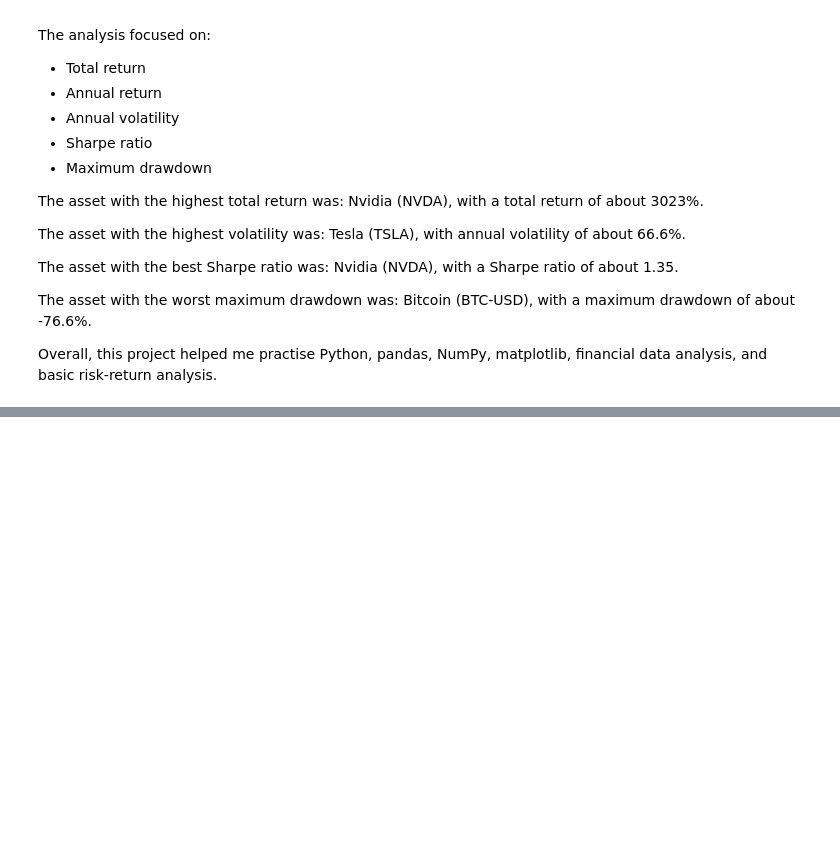
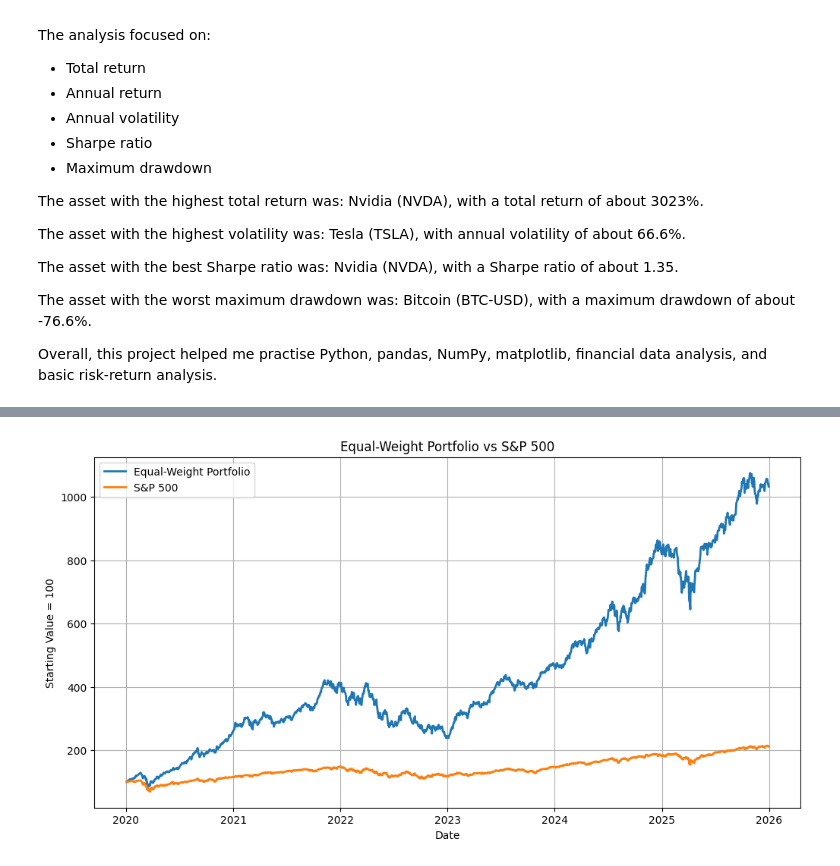
Before and after one commit to komeilzareikar/financial-market-analysis-python, a Jupyter notebook: market_analysis.ipynb, the cells around one changed output, grey strips where cells are left out. Cells and saved outputs as stored; diff of their text form; code cells hidden in the pictures; blank space fills up the shorter version.

```diff
--- a/market_analysis.ipynb
+++ b/market_analysis.ipynb
@@ -233,0 +312,33 @@ Overall, this project helped me practise Python, pandas, NumPy, matplotlib, fina
+# %%
+comparison = pd.DataFrame({
+    "Equal-Weight Portfolio": portfolio_cumulative,
+    "S&P 500": normalized_data["^GSPC"]
+}).dropna()
+
+# Make both series start at exactly 100 on the same date
+comparison = comparison / comparison.iloc[0] * 100
+
+plt.figure(figsize=(12, 6))
+
+plt.plot(
+    comparison.index,
+    comparison["Equal-Weight Portfolio"],
+    label="Equal-Weight Portfolio",
+    linewidth=2
+)
+
+plt.plot(
+    comparison.index,
+    comparison["S&P 500"],
+    label="S&P 500",
+    linewidth=2
+)
+
+plt.title("Equal-Weight Portfolio vs S&P 500")
+plt.xlabel("Date")
+plt.ylabel("Starting Value = 100")
+plt.legend()
+plt.grid(True)
+plt.show()
+# %% [output]
+[figure, added]
```
Also changed, not shown: parts of 14 cells of this notebook.
